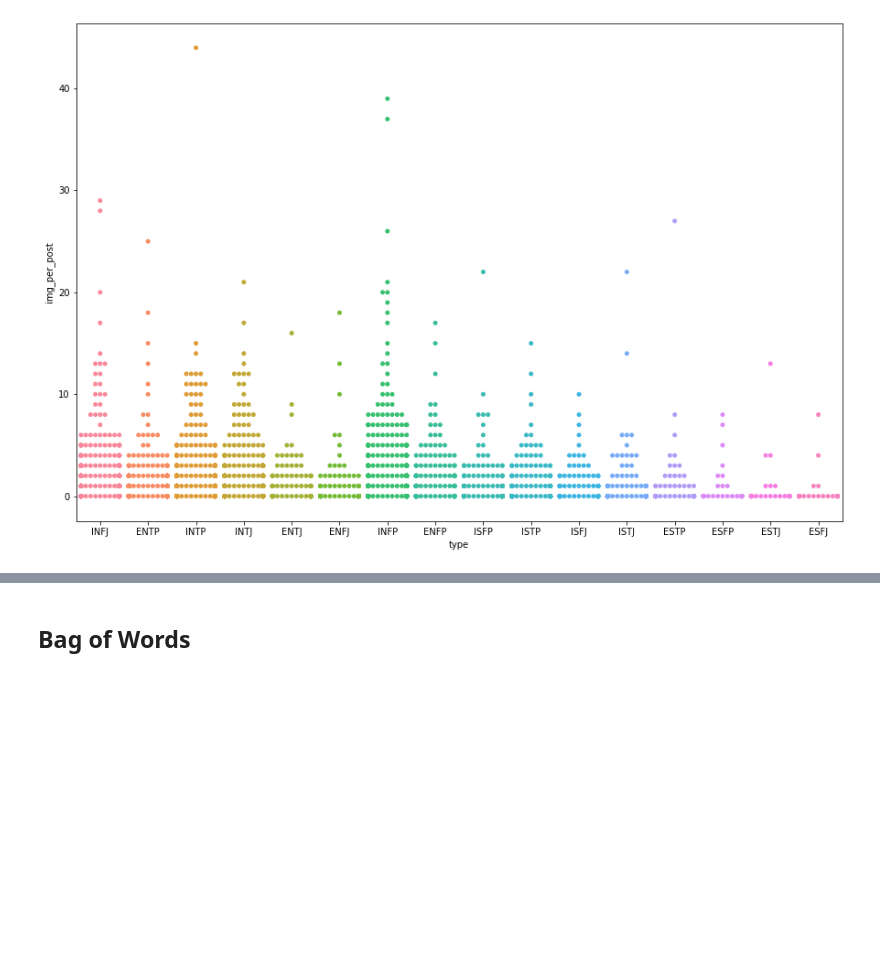
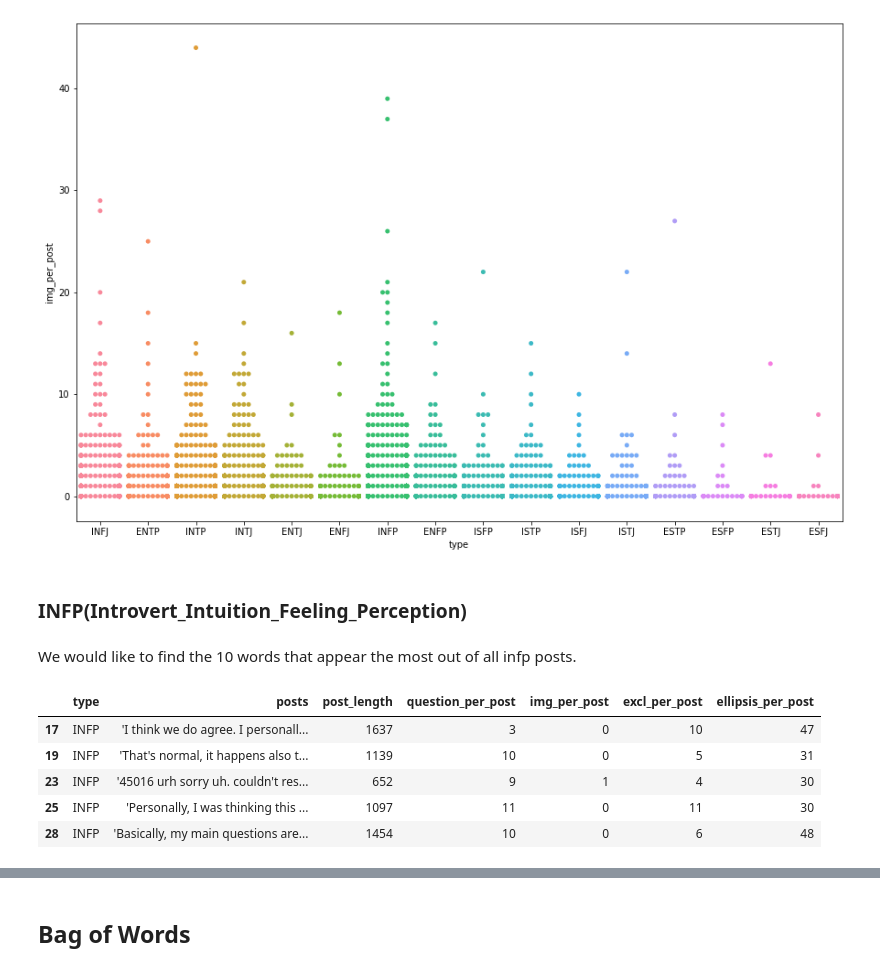
Before and after one commit to vnguye12/vy_capstone2_Personality_Prediction, a Jupyter notebook: Capstone2_Personality_Prediction.ipynb, the cells around one changed output, grey strips where cells are left out. Drawn from its saved outputs; the diff is of its cells as text; code cells hidden in the pictures; blank space fills up the shorter version.

```diff
--- a/Capstone2_Personality_Prediction.ipynb
+++ b/Capstone2_Personality_Prediction.ipynb
@@ -235,3 +273,18 @@ sns.swarmplot("type", "img_per_post", data=df)
 # %% [output]
 <matplotlib.axes._subplots.AxesSubplot at 0x...>
 [figure]
+# %% [markdown]
+### INFP(Introvert_Intuition_Feeling_Perception)
+# %% [markdown]
+We would like to find the 10 words that appear the most out of all infp posts.
+# %%
+df_infp = df.loc[df['type']=='INFP']
+# %%
+df_infp.head()
+# %% [output]
+|  | type | posts | post_length | question_per_post | img_per_post | excl_per_post | ellipsis_per_post |
+| 17 | INFP | 'I think we do agree. I personall... | 1637 | 3 | 0 | 10 | 47 |
+| 19 | INFP | 'That's normal, it happens also t... | 1139 | 10 | 0 | 5 | 31 |
+| 23 | INFP | '45016 urh sorry uh. couldn't res... | 652 | 9 | 1 | 4 | 30 |
+| 25 | INFP | 'Personally, I was thinking this ... | 1097 | 11 | 0 | 11 | 30 |
+| 28 | INFP | 'Basically, my main questions are... | 1454 | 10 | 0 | 6 | 48 |
```
Also changed, not shown: parts of 40 cells of this notebook.
